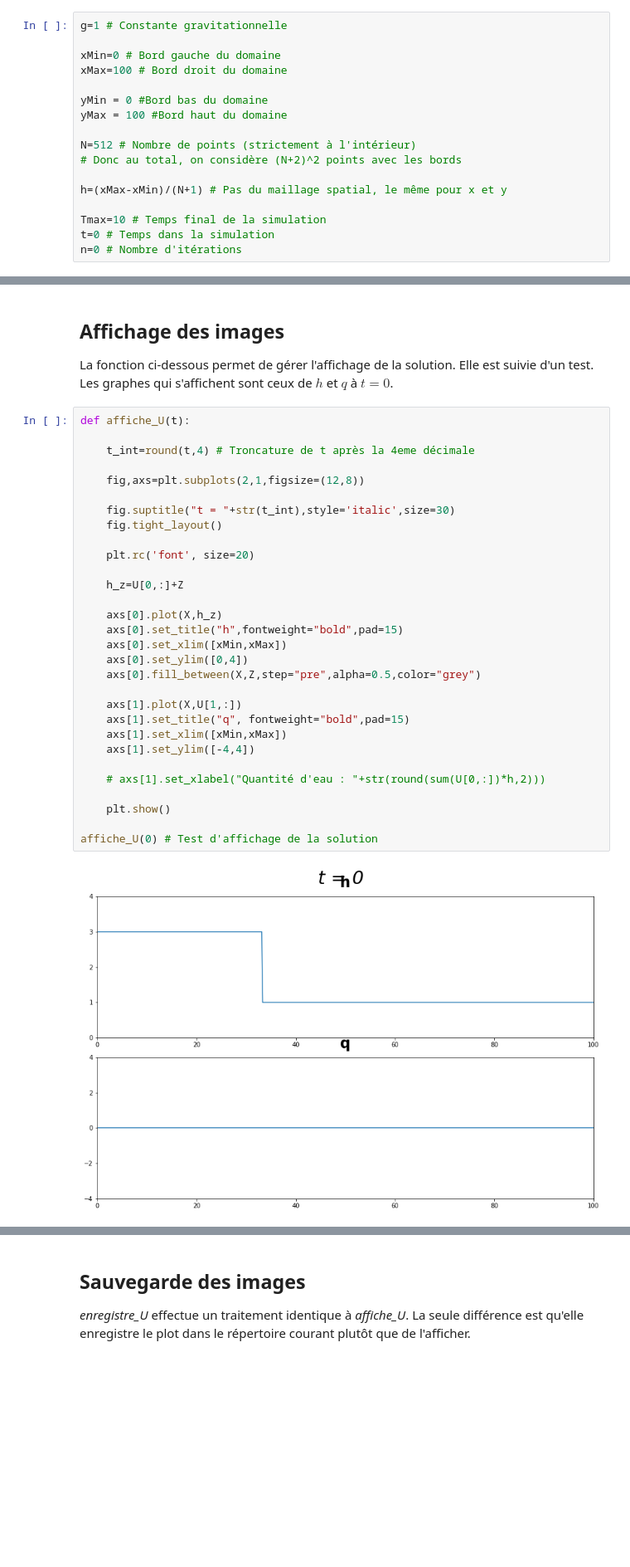
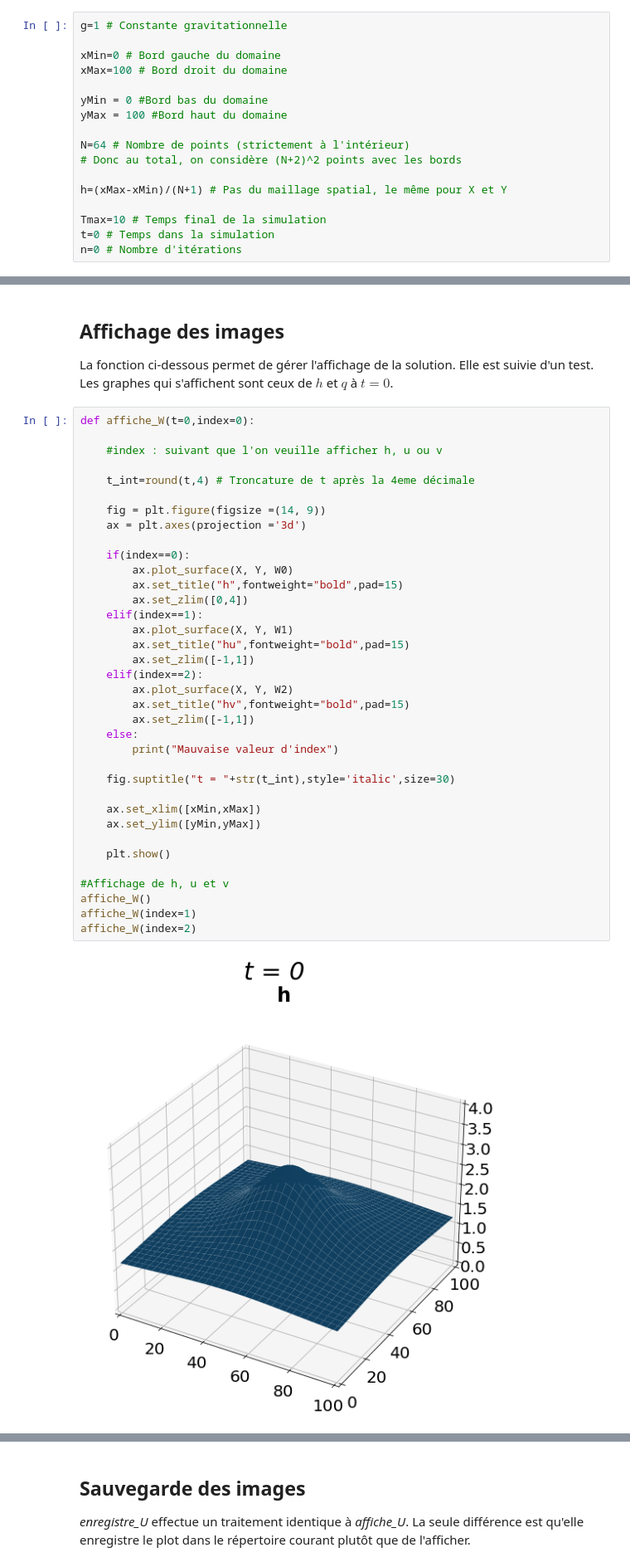
Before and after one commit to R0mainPinguet/Memoire-recherche, a Jupyter notebook: Implementation_2D.ipynb, the cells around one changed output, grey strips where cells are left out. Shown at 83% size. Saved outputs shown, nothing was run; the diff lists cells and outputs as text; blank space fills up the shorter version.

Commit message:
Affichage+Enregistrement 2D

```diff
--- a/Implementation_2D.ipynb
+++ b/Implementation_2D.ipynb
@@ -56,10 +35,10 @@ xMax=100 # Bord droit du domaine
 yMin = 0 #Bord bas du domaine
 yMax = 100 #Bord haut du domaine
 
-N=512 # Nombre de points (strictement à l'intérieur)
+N=64 # Nombre de points (strictement à l'intérieur)
 # Donc au total, on considère (N+2)^2 points avec les bords
 
-h=(xMax-xMin)/(N+1) # Pas du maillage spatial, le même pour x et y
+h=(xMax-xMin)/(N+1) # Pas du maillage spatial, le même pour X et Y
 
 Tmax=10 # Temps final de la simulation
 t=0 # Temps dans la simulation
@@ -129,34 +94,40 @@ j=0 # Nombre de sauvegardes déjà effectuées
 
 La fonction ci-dessous permet de gérer l'affichage de la solution. Elle est suivie d'un test. Les graphes qui s'affichent sont ceux de $h$ et $q$ à $t=0$.
 # %%
-def affiche_U(t):
+def affiche_W(t=0,index=0):
+
+    #index : suivant que l'on veuille afficher h, u ou v
 
     t_int=round(t,4) # Troncature de t après la 4eme décimale
 
-    fig,axs=plt.subplots(2,1,figsize=(12,8))
+    fig = plt.figure(figsize =(14, 9))
+    ax = plt.axes(projection ='3d')
+
+    if(index==0):
+        ax.plot_surface(X, Y, W0)
+        ax.set_title("h",fontweight="bold",pad=15)
+        ax.set_zlim([0,4])
+    elif(index==1):
+        ax.plot_surface(X, Y, W1)
+        ax.set_title("hu",fontweight="bold",pad=15)
+        ax.set_zlim([-1,1])
+    elif(index==2):
+        ax.plot_surface(X, Y, W2)
+        ax.set_title("hv",fontweight="bold",pad=15)
+        ax.set_zlim([-1,1])
+    else:
+        print("Mauvaise valeur d'index")
 
     fig.suptitle("t = "+str(t_int),style='italic',size=30)
-    fig.tight_layout()
 
-    plt.rc('font', size=20)
-
-    h_z=U[0,:]+Z
-
-    axs[0].plot(X,h_z)
-    axs[0].set_title("h",fontweight="bold",pad=15)
-    axs[0].set_xlim([xMin,xMax])
-    axs[0].set_ylim([0,4])
-    axs[0].fill_between(X,Z,step="pre",alpha=0.5,color="grey")
-
-    axs[1].plot(X,U[1,:])
-    axs[1].set_title("q", fontweight="bold",pad=15)
-    axs[1].set_xlim([xMin,xMax])
-    axs[1].set_ylim([-4,4])
-
-    # axs[1].set_xlabel("Quantité d'eau : "+str(round(sum(U[0,:])*h,2)))
+    ax.set_xlim([xMin,xMax])
+    ax.set_ylim([yMin,yMax])
 
     plt.show()
 
-affiche_U(0) # Test d'affichage de la solution
+#Affichage de h, u et v
+affiche_W()
+affiche_W(index=1)
+affiche_W(index=2)
 # %% [output]
-[figure, old version]
+[figure, new version]
```
Also changed, not shown: parts of 8 cells of this notebook.
